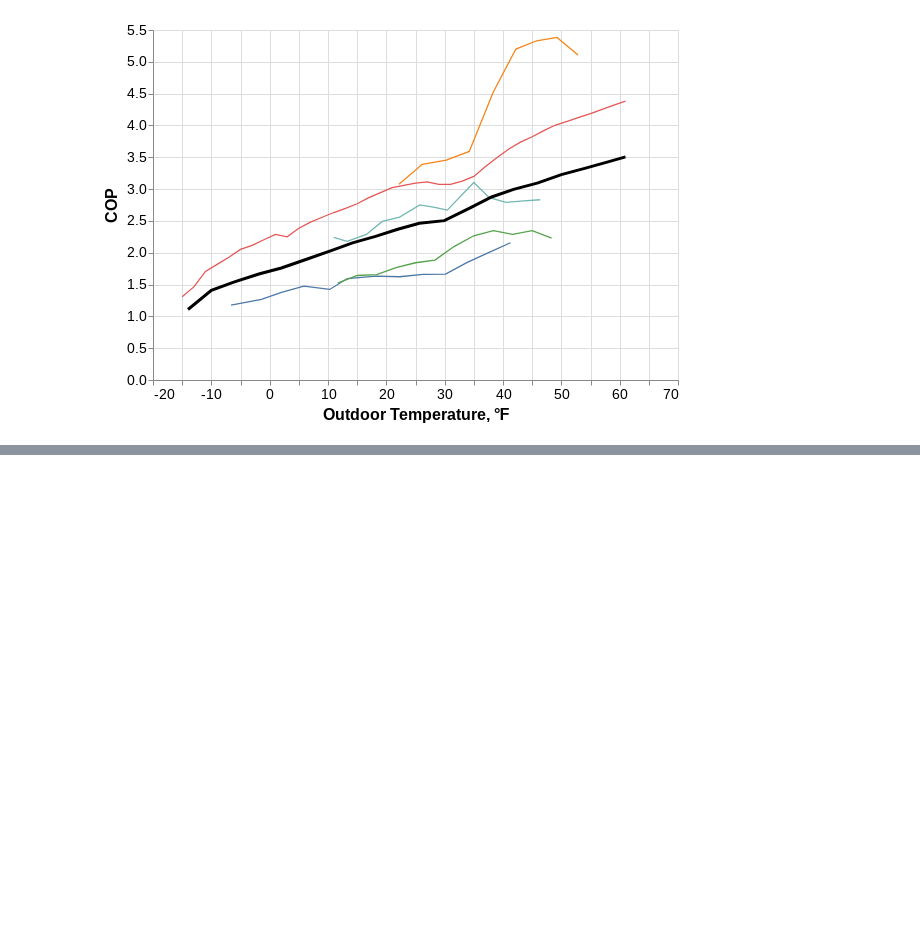
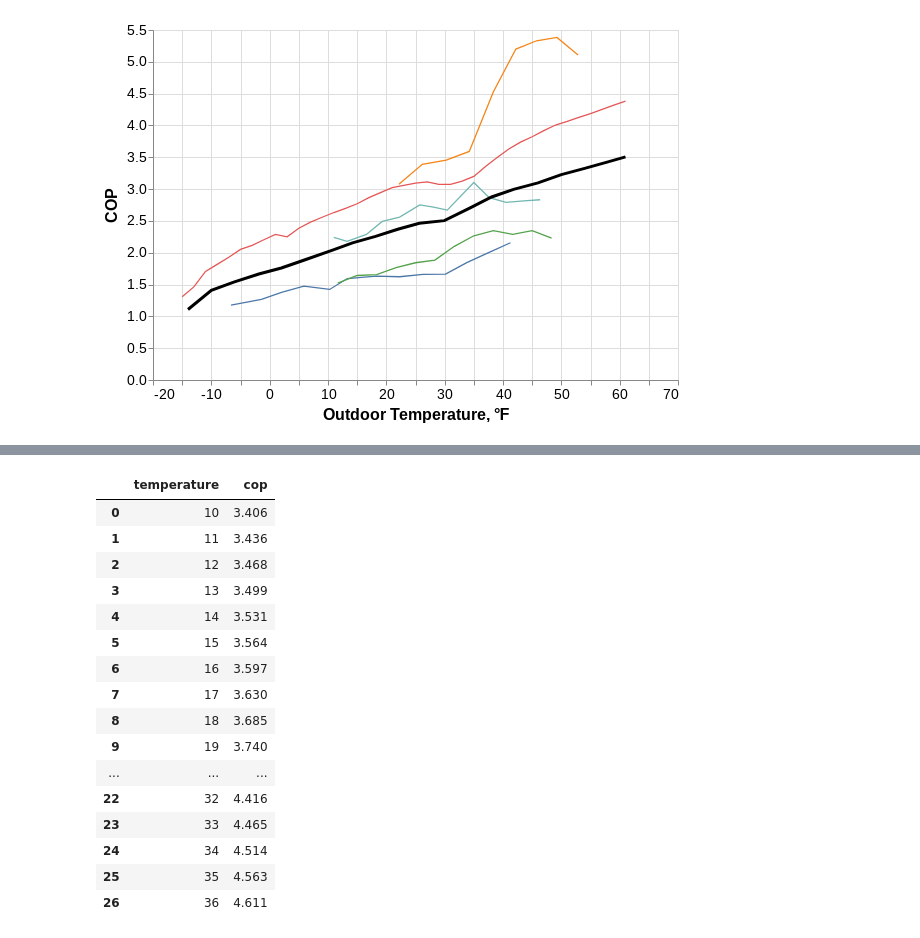
Before and after one commit to alanmitchell/heat-pump-study, a Jupyter notebook: general/cop_vs_temp.ipynb, the cells around one changed output, grey strips where cells are left out. Saved outputs shown, nothing was run; the diff lists cells and outputs as text; code cells hidden in the pictures; blank space fills up the shorter version.

```diff
--- a/general/cop_vs_temp.ipynb
+++ b/general/cop_vs_temp.ipynb
@@ -522,0 +543,54 @@ cht
+# %%
+# COP from manuf. specs.  See "Dropbox/Heat_Pump/models/hp_model.ipynb"
+# NOTE:  THIS INCLUDES a 5% reduction in the COP to account for defrost
+# at temperatures below 37 deg F.
+specs = [
+    (10, 3.406),
+    (11, 3.436),
+    (12, 3.468),
+    (13, 3.499),
+    (14, 3.531),
+    (15, 3.564),
+    (16, 3.597),
+    (17, 3.630),
+    (18, 3.685),
+    (19, 3.740),
+    (20, 3.794),
+    (21, 3.848),
+    (22, 3.902),
+    (23, 3.955),
+    (24, 4.008),
+    (25, 4.060),
+    (26, 4.112),
+    (27, 4.164),
+    (28, 4.215),
+    (29, 4.266),
+    (30, 4.317),
+    (31, 4.367),
+    (32, 4.416),
+    (33, 4.465),
+    (34, 4.514),
+    (35, 4.563),
+    (36, 4.611),        # about 213 W input
+]
+temp, cop = list(zip(*specs))
+df_specs = pd.DataFrame({'temperature': temp, 'cop': cop})
+df_specs
+# %% [output]
+|  | temperature | cop |
+| 0 | 10 | 3.406 |
+| 1 | 11 | 3.436 |
+| 2 | 12 | 3.468 |
+| 3 | 13 | 3.499 |
+| 4 | 14 | 3.531 |
+| 5 | 15 | 3.564 |
+| 6 | 16 | 3.597 |
+| 7 | 17 | 3.630 |
+| 8 | 18 | 3.685 |
+| 9 | 19 | 3.740 |
+| ... | ... | ... |
+| 22 | 32 | 4.416 |
+| 23 | 33 | 4.465 |
+| 24 | 34 | 4.514 |
+| 25 | 35 | 4.563 |
+| 26 | 36 | 4.611 |
```
Also changed, not shown: parts of 3 cells of this notebook.
